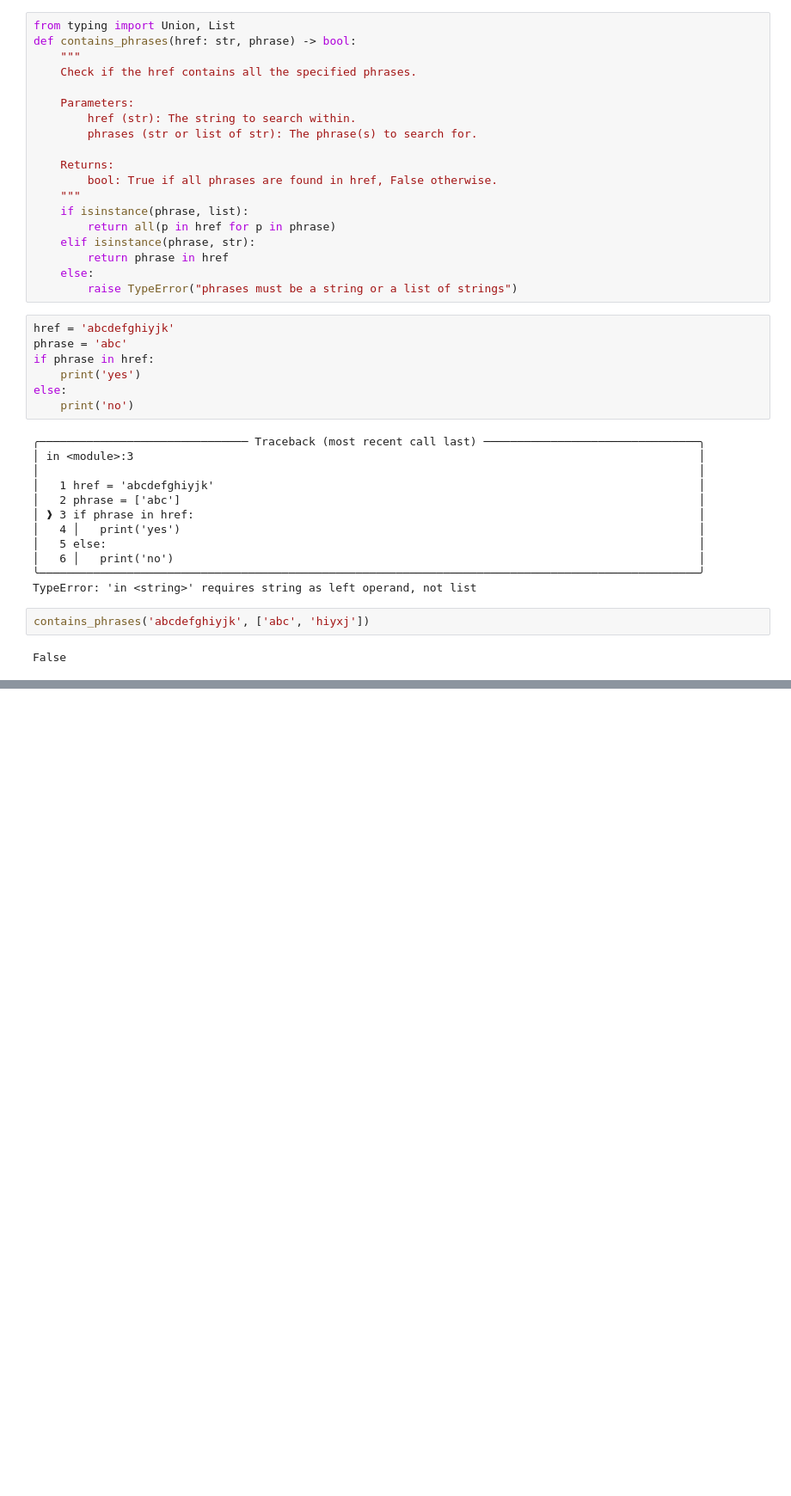
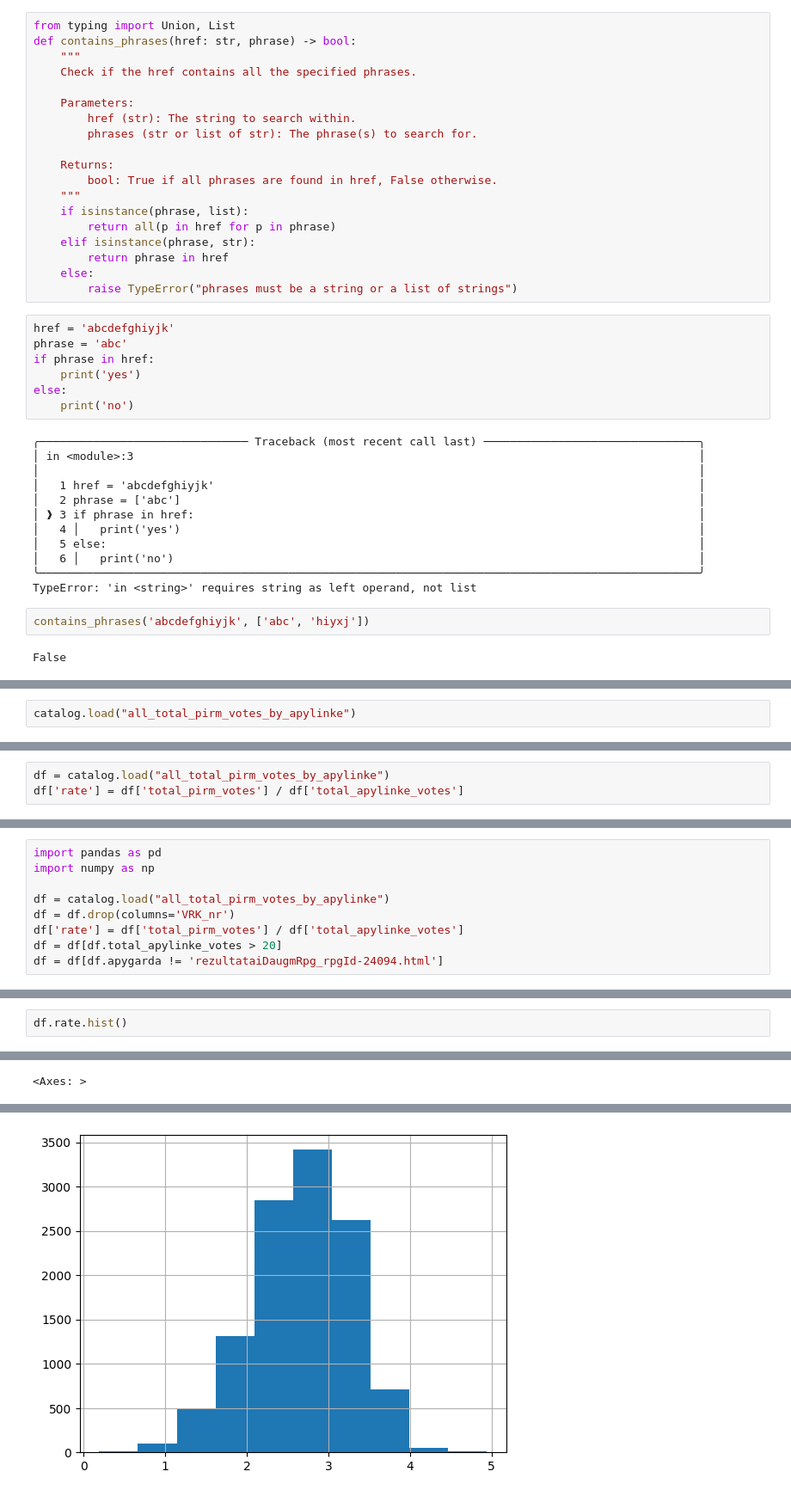
Before and after one commit to Aukstojas/lithuania-election-results, a Jupyter notebook: notebooks/analysis.ipynb, the cells around one changed output, grey strips where cells are left out. Shown: that part at 86% size. Drawn from its saved outputs; the diff is of its cells as text; blank space fills up the shorter version.

```diff
--- a/notebooks/analysis.ipynb
+++ b/notebooks/analysis.ipynb
@@ -148,0 +256,2 @@ False
+# %%
+catalog.load("all_total_pirm_votes_by_apylinke")
@@ -148,0 +526,3 @@ False
+# %%
+df = catalog.load("all_total_pirm_votes_by_apylinke")
+df['rate'] = df['total_pirm_votes'] / df['total_apylinke_votes']
@@ -148,0 +551,9 @@ False
+# %%
+import pandas as pd
+import numpy as np
+
+df = catalog.load("all_total_pirm_votes_by_apylinke")
+df = df.drop(columns='VRK_nr')
+df['rate'] = df['total_pirm_votes'] / df['total_apylinke_votes']
+df = df[df.total_apylinke_votes > 20]
+df = df[df.apygarda != 'rezultataiDaugmRpg_rpgId-24094.html']
@@ -148,0 +563,3 @@ False
+# %%
+df.rate.hist()
+# %% [output]
@@ -148,0 +567 @@ False
+<Axes: >
@@ -148,0 +569 @@ False
+[figure, added]
```
Also changed, not shown: parts of 25 cells of this notebook, 7 other files.
